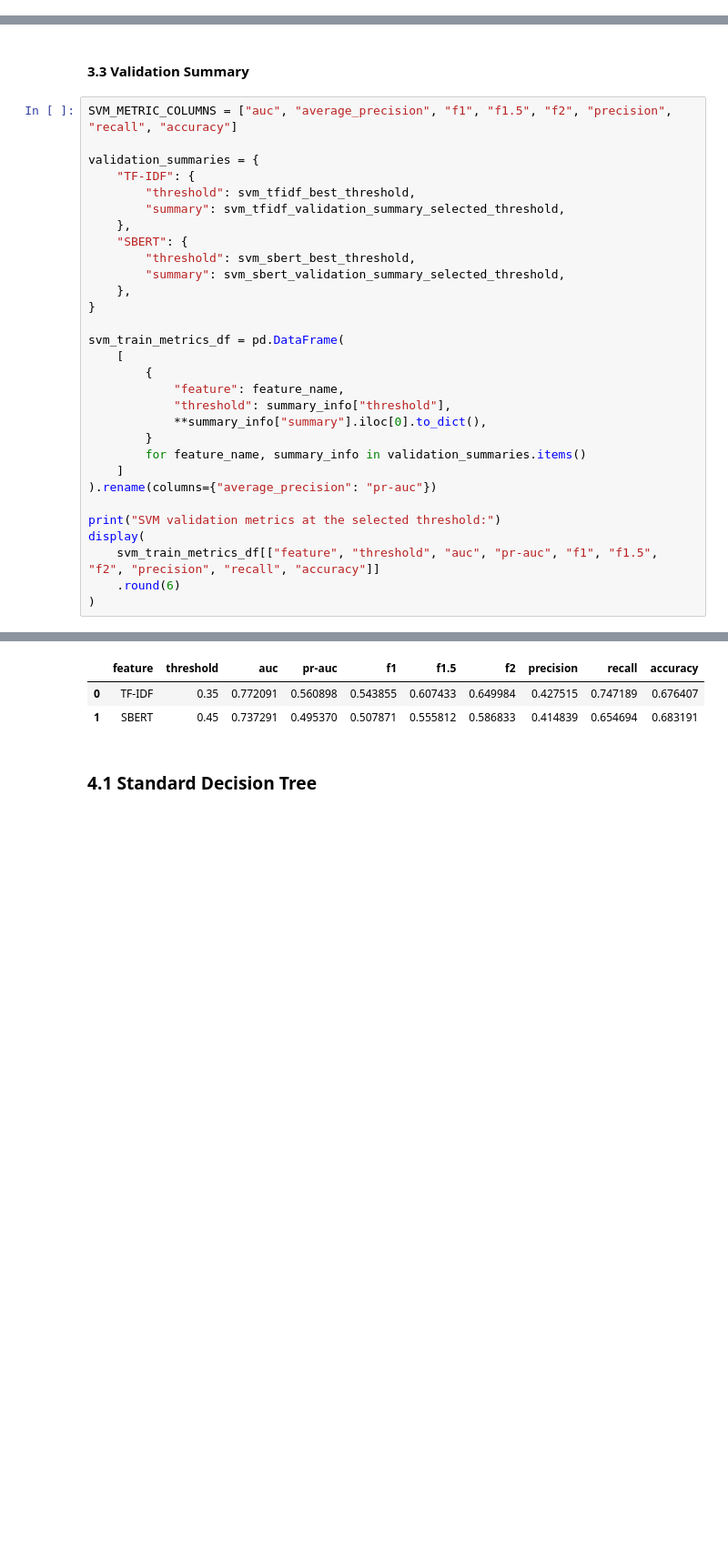
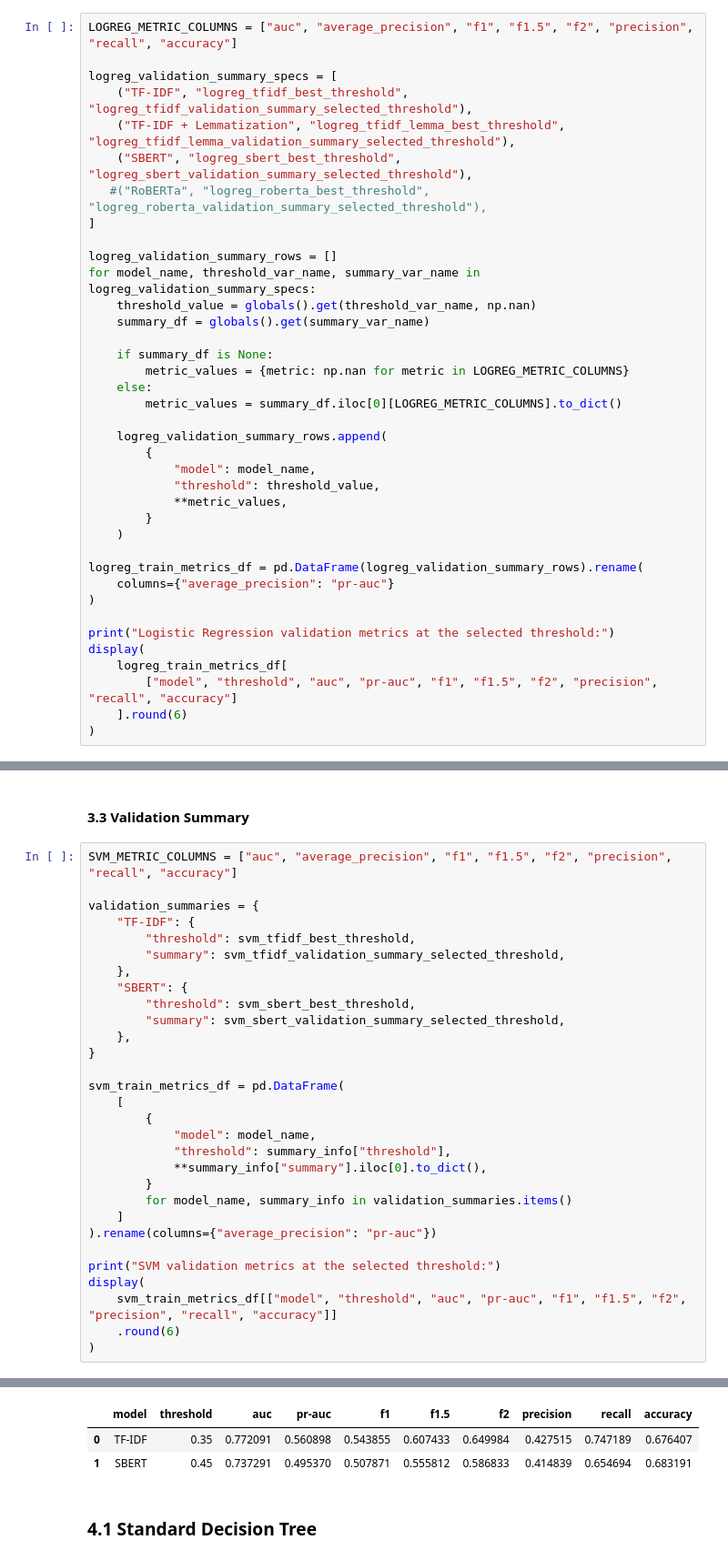
Before and after one commit to lzrcode-816/3244-Group-17-IMDB-Spoiler-Detection, a Jupyter notebook: Group17_ProjectDeSpoiler_Model.ipynb, the cells around one changed output, grey strips where cells are left out. Shown at 91% size. Saved outputs shown, nothing was run; the diff lists cells and outputs as text; blank space fills up the shorter version.

Commit message:
updated validation summaries to ensure consistency

```diff
--- a/Group17_ProjectDeSpoiler_Model.ipynb
+++ b/Group17_ProjectDeSpoiler_Model.ipynb
@@ -2004,0 +1893,38 @@ Average validation metrics across subsets for the selected threshold:
+# %%
+LOGREG_METRIC_COLUMNS = ["auc", "average_precision", "f1", "f1.5", "f2", "precision", "recall", "accuracy"]
+
+logreg_validation_summary_specs = [
+    ("TF-IDF", "logreg_tfidf_best_threshold", "logreg_tfidf_validation_summary_selected_threshold"),
+    ("TF-IDF + Lemmatization", "logreg_tfidf_lemma_best_threshold", "logreg_tfidf_lemma_validation_summary_selected_threshold"),
+    ("SBERT", "logreg_sbert_best_threshold", "logreg_sbert_validation_summary_selected_threshold"),
+   #("RoBERTa", "logreg_roberta_best_threshold", "logreg_roberta_validation_summary_selected_threshold"),
+]
+
+logreg_validation_summary_rows = []
+for model_name, threshold_var_name, summary_var_name in logreg_validation_summary_specs:
+    threshold_value = globals().get(threshold_var_name, np.nan)
+    summary_df = globals().get(summary_var_name)
+
+    if summary_df is None:
+        metric_values = {metric: np.nan for metric in LOGREG_METRIC_COLUMNS}
+    else:
+        metric_values = summary_df.iloc[0][LOGREG_METRIC_COLUMNS].to_dict()
+
+    logreg_validation_summary_rows.append(
+        {
+            "model": model_name,
+            "threshold": threshold_value,
+            **metric_values,
+        }
+    )
+
+logreg_train_metrics_df = pd.DataFrame(logreg_validation_summary_rows).rename(
+    columns={"average_precision": "pr-auc"}
+)
+
+print("Logistic Regression validation metrics at the selected threshold:")
+display(
+    logreg_train_metrics_df[
+        ["model", "threshold", "auc", "pr-auc", "f1", "f1.5", "f2", "precision", "recall", "accuracy"]
+    ].round(6)
+)
@@ -2558,36 +2524,36 @@ display(
 # %%
 SVM_METRIC_COLUMNS = ["auc", "average_precision", "f1", "f1.5", "f2", "precision", "recall", "accuracy"]
 
 validation_summaries = {
     "TF-IDF": {
         "threshold": svm_tfidf_best_threshold,
         "summary": svm_tfidf_validation_summary_selected_threshold,
     },
     "SBERT": {
         "threshold": svm_sbert_best_threshold,
         "summary": svm_sbert_validation_summary_selected_threshold,
     },
 }
 
 svm_train_metrics_df = pd.DataFrame(
     [
         {
-            "feature": feature_name,
+            "model": model_name,
             "threshold": summary_info["threshold"],
             **summary_info["summary"].iloc[0].to_dict(),
         }
-        for feature_name, summary_info in validation_summaries.items()
+        for model_name, summary_info in validation_summaries.items()
     ]
 ).rename(columns={"average_precision": "pr-auc"})
 
 print("SVM validation metrics at the selected threshold:")
 display(
-    svm_train_metrics_df[["feature", "threshold", "auc", "pr-auc", "f1", "f1.5", "f2", "precision", "recall", "accuracy"]]
+    svm_train_metrics_df[["model", "threshold", "auc", "pr-auc", "f1", "f1.5", "f2", "precision", "recall", "accuracy"]]
     .round(6)
 )
 # %% [output]
 SVM validation metrics at the selected threshold:
-|  | feature | threshold | auc | pr-auc | f1 | f1.5 | f2 | precision | recall | accuracy |
+|  | model | threshold | auc | pr-auc | f1 | f1.5 | f2 | precision | recall | accuracy |
 | 0 | TF-IDF | 0.35 | 0.772091 | 0.560898 | 0.543855 | 0.607433 | 0.649984 | 0.427515 | 0.747189 | 0.676407 |
 | 1 | SBERT | 0.45 | 0.737291 | 0.495370 | 0.507871 | 0.555812 | 0.586833 | 0.414839 | 0.654694 | 0.683191 |
 # %% [markdown]
```
Also changed, not shown: parts of 16 cells of this notebook.
